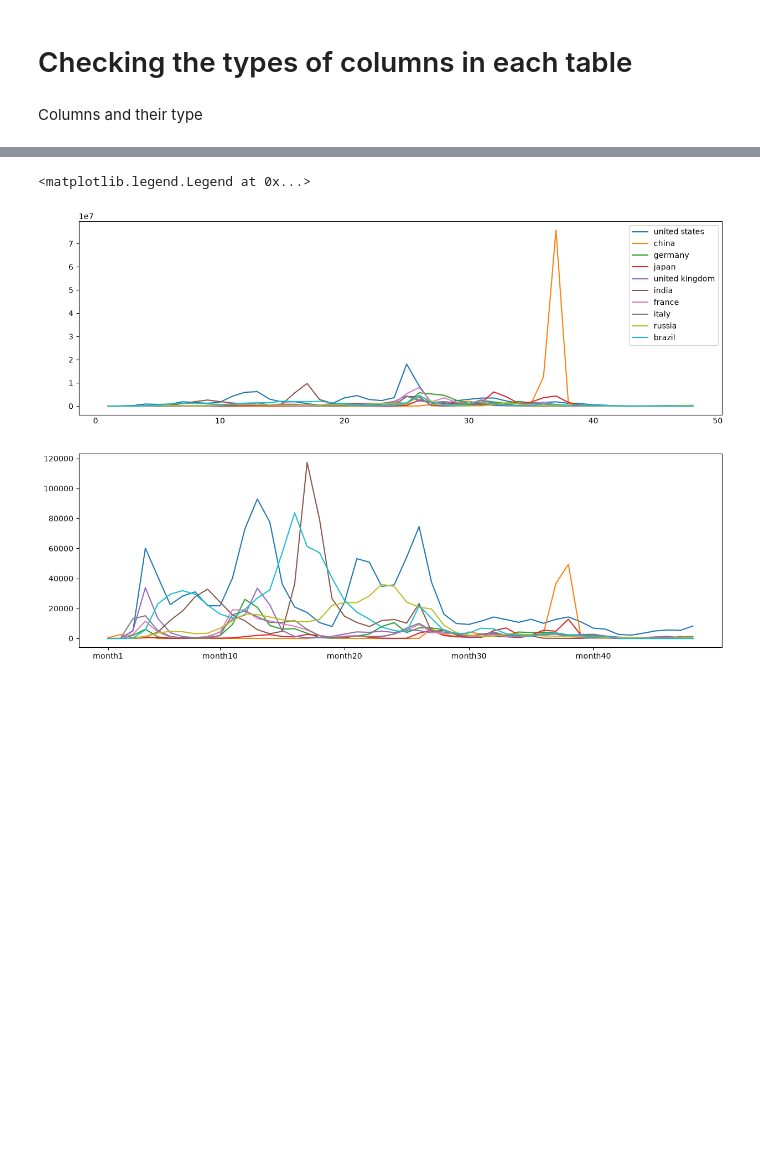
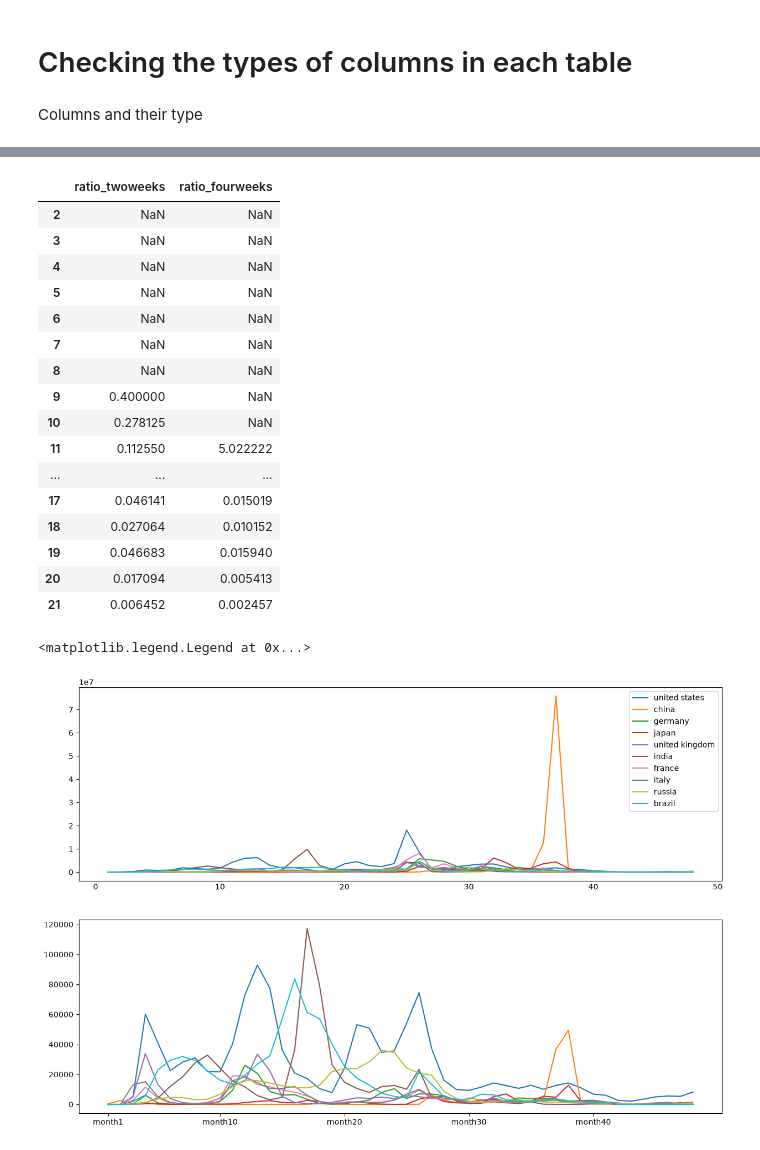
Before and after one commit to danialghamari/SQL_projects, a Jupyter notebook: Covid_19_analysis/Analysis.ipynb, the cells around one changed output, grey strips where cells are left out. Cells and saved outputs as stored; diff of their text form; code cells hidden in the pictures; blank space fills up the shorter version.

```diff
--- a/Covid_19_analysis/Analysis.ipynb
+++ b/Covid_19_analysis/Analysis.ipynb
@@ -187 +329,21 @@ new_cases_deaths_df[0:10]
+# %%
+a[["ratio_twoweeks","ratio_fourweeks"]][2:22]
+# %% [output]
+|  | ratio_twoweeks | ratio_fourweeks |
+| 2 | NaN | NaN |
+| 3 | NaN | NaN |
+| 4 | NaN | NaN |
+| 5 | NaN | NaN |
+| 6 | NaN | NaN |
+| 7 | NaN | NaN |
+| 8 | NaN | NaN |
+| 9 | 0.400000 | NaN |
+| 10 | 0.278125 | NaN |
+| 11 | 0.112550 | 5.022222 |
+| ... | ... | ... |
+| 17 | 0.046141 | 0.015019 |
+| 18 | 0.027064 | 0.010152 |
+| 19 | 0.046683 | 0.015940 |
+| 20 | 0.017094 | 0.005413 |
+| 21 | 0.006452 | 0.002457 |
 # %%
```
Also changed, not shown: parts of 18 cells of this notebook, 7 other files.
